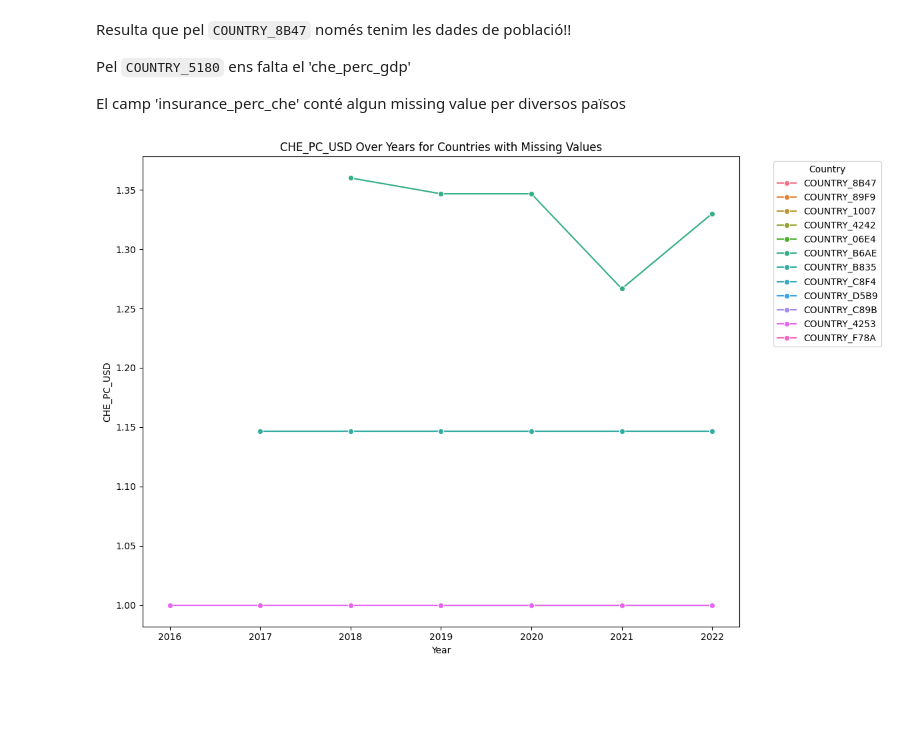
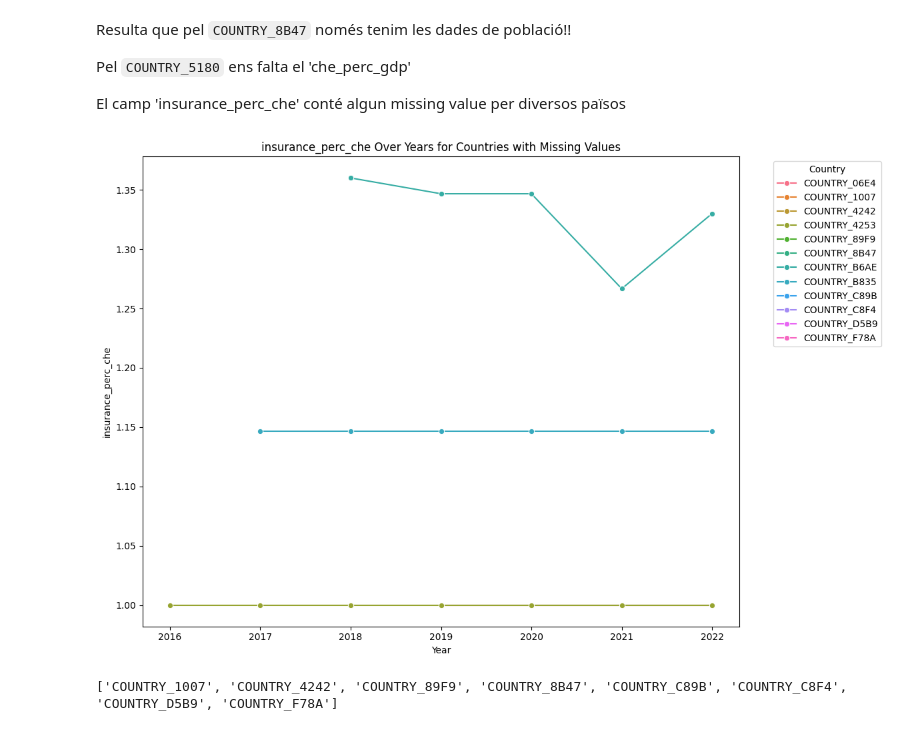
Before and after one commit to Bincowsky/Bonkis-Jake, a Jupyter notebook: notebooks/build-lookups.ipynb, the cells around one changed output. Drawn from its saved outputs; the diff is of its cells as text; code cells hidden in the pictures; blank space fills up the shorter version.

```diff
--- a/notebooks/build-lookups.ipynb
+++ b/notebooks/build-lookups.ipynb
@@ -213,24 +232,30 @@ El camp 'insurance_perc_che' conté algun missing value per diversos països
 # %%
 import matplotlib.pyplot as plt
 import seaborn as sns
 
 field = 'insurance_perc_che'
 
 # Identify countries with at least one missing 'field'
 countries_with_missing = countrydf[countrydf[field].isnull()]['country'].unique()
 
 # Filter the dataframe for these countries
 missing_che_pc_usd_df = countrydf[countrydf['country'].isin(countries_with_missing)]
 
 # Plot 'field' over 'year' for these countries
 plt.figure(figsize=(12, 8))
 sns.lineplot(data=missing_che_pc_usd_df, x='year', y=field, hue='country', marker='o')
 
-plt.title("CHE_PC_USD Over Years for Countries with Missing Values")
+plt.title(f"{field} Over Years for Countries with Missing Values")
 plt.xlabel("Year")
-plt.ylabel("CHE_PC_USD")
+plt.ylabel(field)
 plt.legend(title='Country', bbox_to_anchor=(1.05, 1), loc='upper left')
 plt.tight_layout()
 plt.show()
+
+number_of_non_missing = missing_che_pc_usd_df.groupby('country')[field].count()
+
+number_of_non_missing = number_of_non_missing[number_of_non_missing == 0]
+print(number_of_non_missing.index.tolist())
 # %% [output]
-[figure, old version]
+[figure, new version]
+['COUNTRY_1007', 'COUNTRY_4242', 'COUNTRY_89F9', 'COUNTRY_8B47', 'COUNTRY_C89B', 'COUNTRY_C8F4', 'COUNTRY_D5B9', 'COUNTRY_F78A']
```
Also changed, not shown: parts of 8 cells of this notebook, 5 other files.
